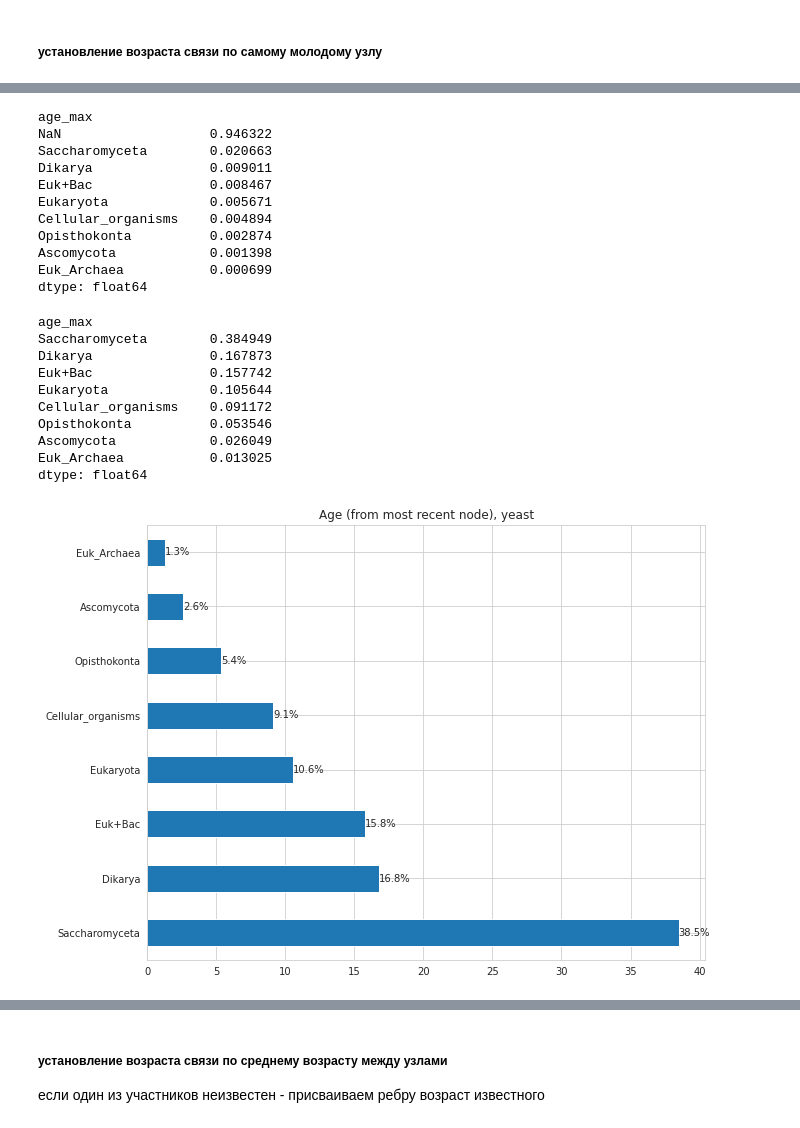
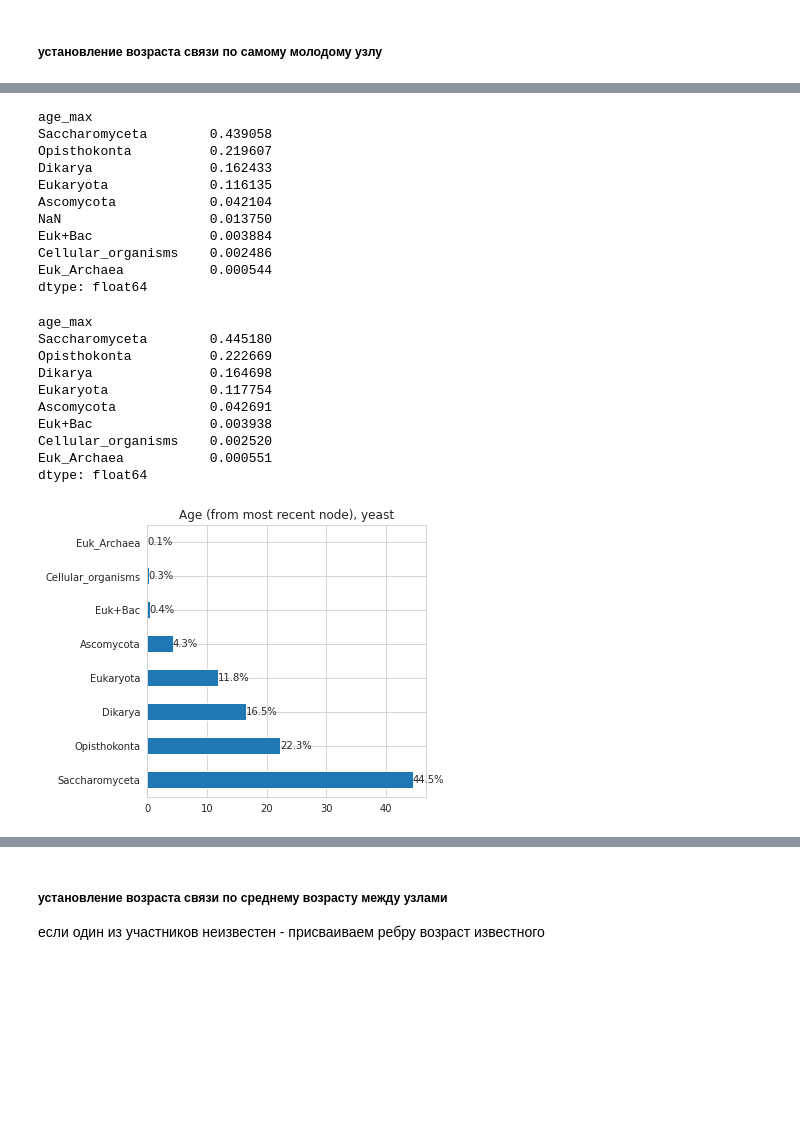
Before and after one commit to Freddsle/age_patterns, a Jupyter notebook: code/02_age_gene_classes.ipynb, the cells around one changed output, grey strips where cells are left out. Saved outputs shown, nothing was run; the diff lists cells and outputs as text; code cells hidden in the pictures; blank space fills up the shorter version.

Commit message:
add yests data + plots distances

```diff
--- a/code/02_age_gene_classes.ipynb
+++ b/code/02_age_gene_classes.ipynb
@@ -11,7 +11,7 @@ print(Bio.__version__)
 # %% [output]
 1.79
 # %%
-plt.rcParams["figure.figsize"] = 14, 10
+plt.rcParams["figure.figsize"] = 7, 6
 sns.set_style("whitegrid")
 # %% [markdown]
 # age gene classes из Liebeskind
@@ -101,0 +109,6 @@ yeast_prot_genes.head()
+# %%
+yeast_prot_genes = pd.read_csv('../data/yeast_org_db/summary.csv', sep=' ')
+yeast_prot_genes = yeast_prot_genes[['input', 'secondaryIdentifier']]
+yeast_prot_genes = yeast_prot_genes.rename(columns = {'input':'Protein', 'secondaryIdentifier':'Gene'})
+
+yeast_prot_genes.head()
@@ -414,40 +477,40 @@ yeast_data['age_max'] = yeast_data['age_max'].replace({'no info': np.nan})
 yeast_data[['age_max']].value_counts(normalize=True, dropna=False)
 # %% [output]
 age_max
-NaN                   0.946322
-Saccharomyceta        0.020663
-Dikarya               0.009011
-Euk+Bac               0.008467
-Eukaryota             0.005671
-Cellular_organisms    0.004894
-Opisthokonta          0.002874
-Ascomycota            0.001398
-Euk_Archaea           0.000699
+Saccharomyceta        0.439058
+Opisthokonta          0.219607
+Dikarya               0.162433
+Eukaryota             0.116135
+Ascomycota            0.042104
+NaN                   0.013750
+Euk+Bac               0.003884
+Cellular_organisms    0.002486
+Euk_Archaea           0.000544
 dtype: float64
 # %%
 # Доля классов среди известных классов (по молодому)
 yeast_data[['age_max']].value_counts(normalize=True)
 # %% [output]
 age_max
-Saccharomyceta        0.384949
-Dikarya               0.167873
-Euk+Bac               0.157742
-Eukaryota             0.105644
-Cellular_organisms    0.091172
-Opisthokonta          0.053546
-Ascomycota            0.026049
-Euk_Archaea           0.013025
+Saccharomyceta        0.445180
+Opisthokonta          0.222669
+Dikarya               0.164698
+Eukaryota             0.117754
+Ascomycota            0.042691
+Euk+Bac               0.003938
+Cellular_organisms    0.002520
+Euk_Archaea           0.000551
 dtype: float64
 # %%
-plt.rcParams["figure.figsize"] = 10, 8
+plt.rcParams["figure.figsize"] = 5, 5
 
 ax = (yeast_data['age_max'].value_counts(normalize=True) * 100).plot.barh()
 
 plt.title('Age (from most recent node), yeast')
 for container in ax.containers:
     ax.bar_label(container, fmt='%.1f%%')
 # %% [output]
-[figure, old version]
+[figure, new version]
 # %%
 ax = (yeast_data['age_max'].value_counts(normalize=True) * 100).plot.barh()
 
```
Also changed, not shown: parts of 67 cells of this notebook, 29 other files.
